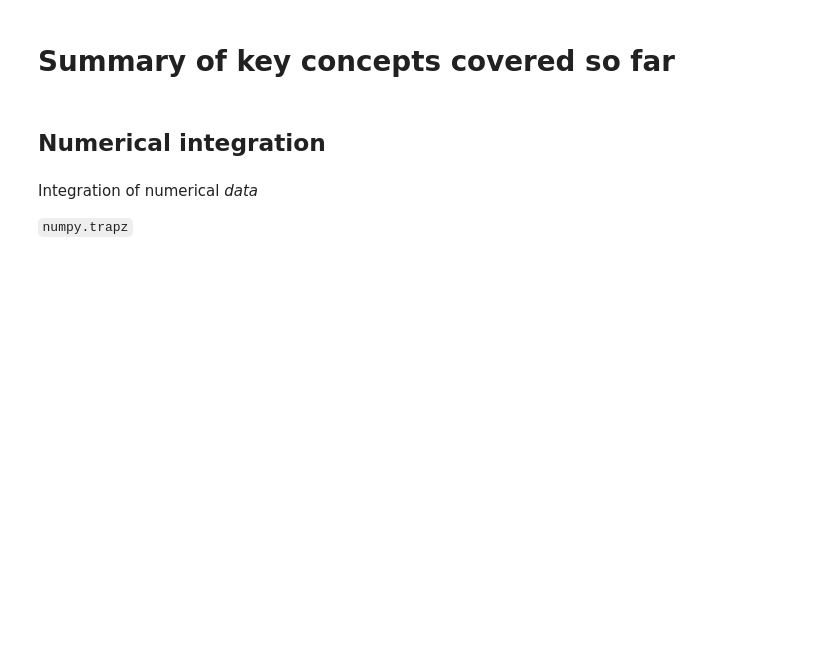
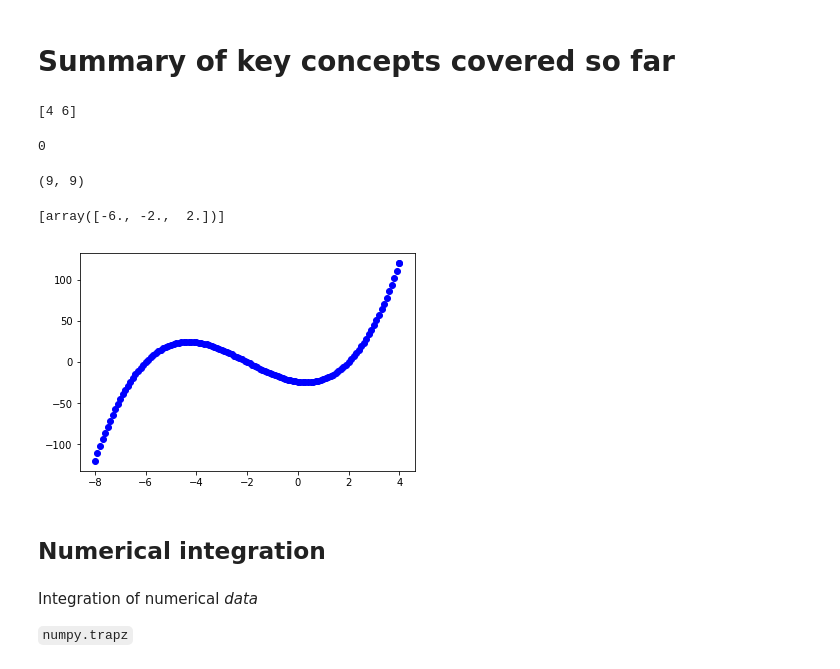
Before and after one commit to jkitchin/f18-06623, a Jupyter notebook: lectures/review-1.ipynb, the cells around one changed output. Saved outputs shown, nothing was run; the diff lists cells and outputs as text; code cells hidden in the pictures; blank space fills up the shorter version.

```diff
--- a/lectures/review-1.ipynb
+++ b/lectures/review-1.ipynb
@@ -17,3 +17,15 @@ HTML('''<iframe width="786" height="442" src="https://www.youtube.com/embed/Yd0f
 # %% [markdown]
 
 # Summary of key concepts covered so far
+# %%
+import numpy as np
+def event(t, x):
+    x = np.array(x)
+    y = 2 * x
+    print(y)
+    return y[0] - 4
+
+event(0, [2, 3])
+# %% [output]
+[4 6]
+0
@@ -20,3 +35,35 @@ HTML('''<iframe width="786" height="442" src="https://www.youtube.com/embed/Yd0f
+# %%
+Y = np.array([0, 1, 2, 3, 4, 5])
+x, y = Y[0:3], Y[3:]
+x1, x2, x3 = x
+y1, y2, y3 = y
+x1, x2, x3, y1, y2, y3 = Y
+# %%
+x0 = 9
+(x0,) # A lazy of saying np.array([x0])
+
+# but this is not what we usually want in scientific programming
+2*(x0,)
+# %% [output]
+(9, 9)
+# %%
+def fprime(x, y):
+    return 3 * x**2 + 12 * x - 4
+
+def event(x, y):
+    return y
+
+import numpy as np
+from scipy.integrate import solve_ivp
+sol = solve_ivp(fprime, (-8, 4), np.array([-120]), method='RK45', max_step=0.1, events=[event])
+sol
+%matplotlib inline
+import matplotlib.pyplot as plt
+plt.plot(sol.t, sol.y.T, 'bo')
+sol.t_events
+# %% [output]
+[array([-6., -2.,  2.])]
+[figure, added]
 # %% [markdown]
 
 ## Numerical integration
```
Also changed, not shown: parts of 1 cell of this notebook.
